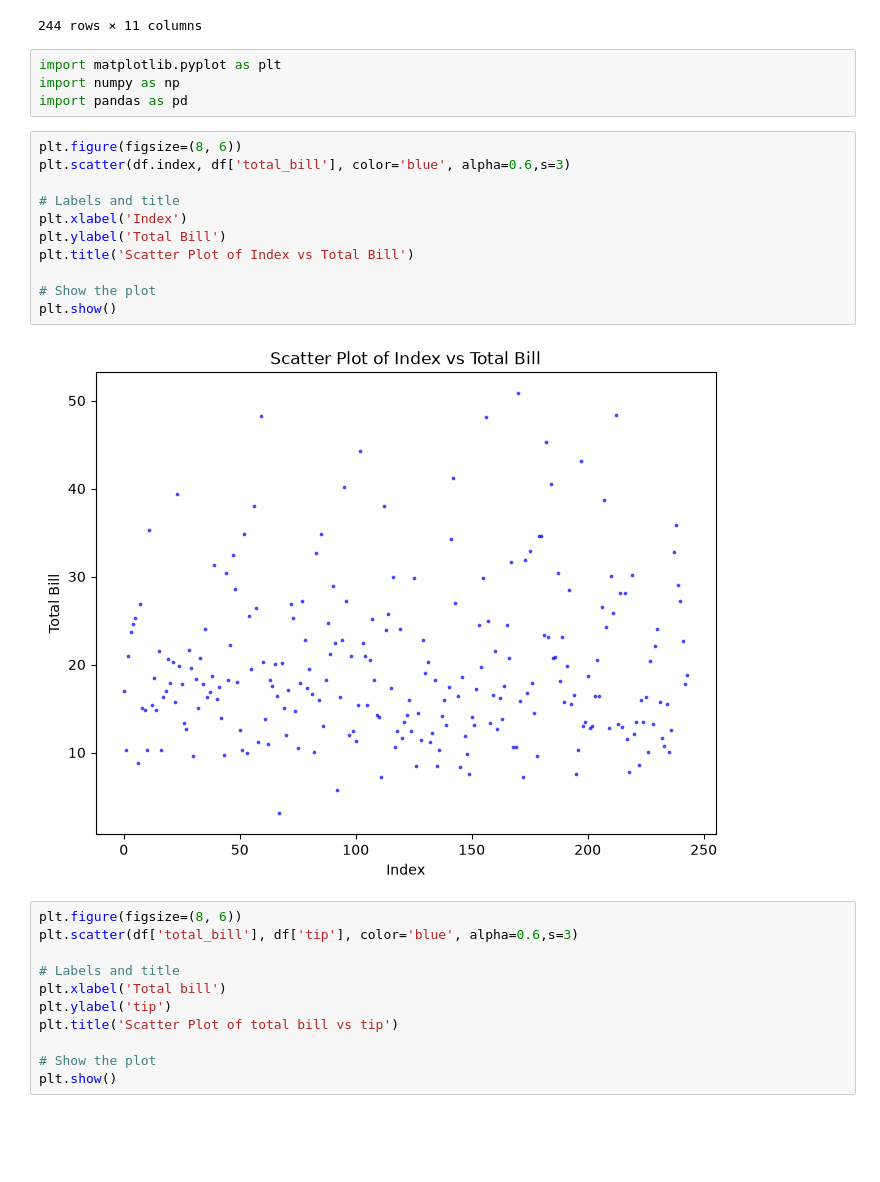
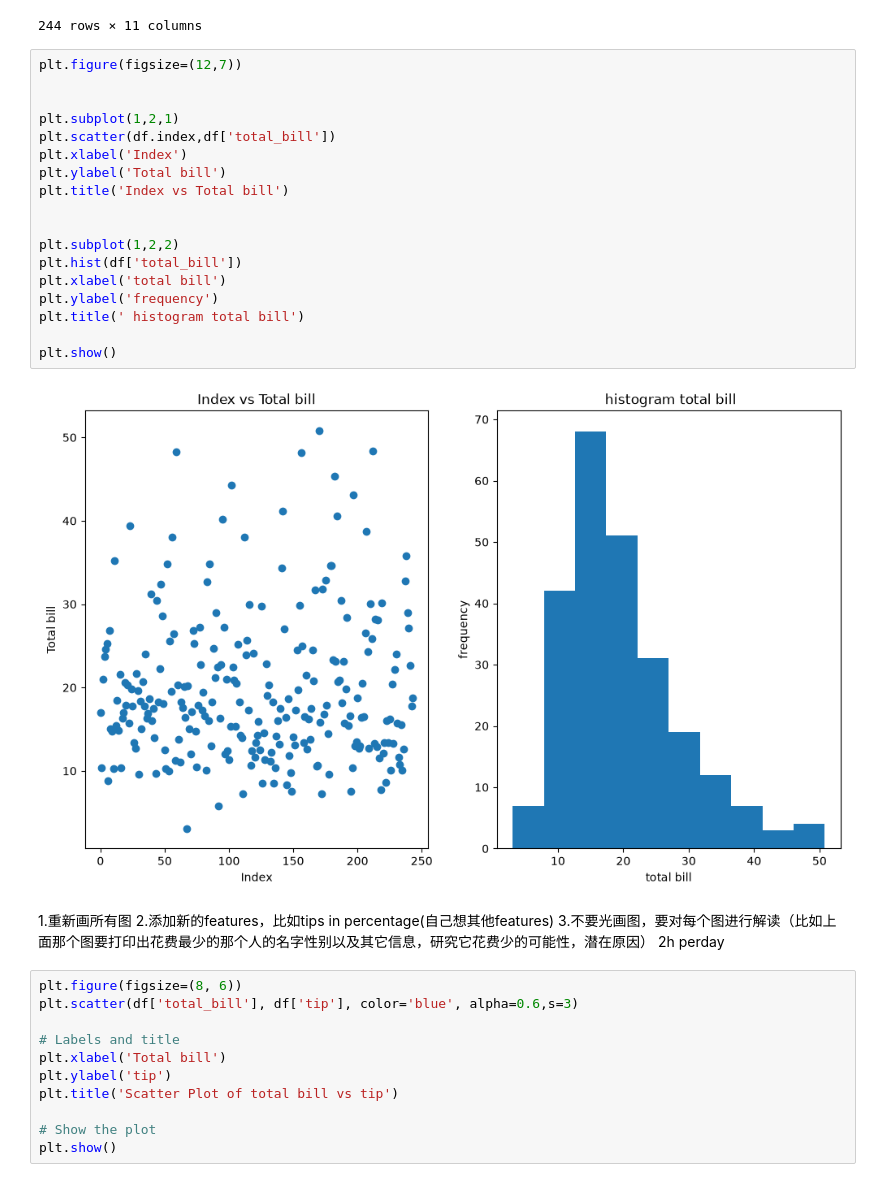
Before and after one commit to wendyzhang888/python-study-note, a Jupyter notebook: 07_homework.ipynb, the cells around one changed output. Drawn from its saved outputs; the diff is of its cells as text; blank space fills up the shorter version.

```diff
--- a/07_homework.ipynb
+++ b/07_homework.ipynb
@@ -21,23 +22,31 @@ df
 | 242 | 17.82 | 1.75 | Male | No | Sat | Dinner | 2 | 8.91 | Dennis Dixon | ... |
 | 243 | 18.78 | 3.00 | Female | No | Thur | Dinner | 2 | 9.39 | Michelle Hardin | ... |
 244 rows × 11 columns
-# %%
-import matplotlib.pyplot as plt
-import numpy as np
-import pandas as pd
-# %%
-plt.figure(figsize=(8, 6))
-plt.scatter(df.index, df['total_bill'], color='blue', alpha=0.6,s=3)
-
-# Labels and title
-plt.xlabel('Index')
-plt.ylabel('Total Bill')
-plt.title('Scatter Plot of Index vs Total Bill')
-
-# Show the plot
-plt.show()
-# %% [output]
-[figure, removed]
+# %%
+plt.figure(figsize=(12,7))
+
+
+plt.subplot(1,2,1)
+plt.scatter(df.index,df['total_bill'])
+plt.xlabel('Index')
+plt.ylabel('Total bill')
+plt.title('Index vs Total bill')
+
+
+plt.subplot(1,2,2)
+plt.hist(df['total_bill'])
+plt.xlabel('total bill')
+plt.ylabel('frequency')
+plt.title(' histogram total bill')
+
+plt.show()
+# %% [output]
+[figure, added]
+# %% [markdown]
+1.重新画所有图
+2.添加新的features，比如tips in percentage(自己想其他features)
+3.不要光画图，要对每个图进行解读（比如上面那个图要打印出花费最少的那个人的名字性别以及其它信息，研究它花费少的可能性，潜在原因）
+2h perday
 # %%
 plt.figure(figsize=(8, 6))
 plt.scatter(df['total_bill'], df['tip'], color='blue', alpha=0.6,s=3)
```
Also changed, not shown: parts of 1 cell of this notebook.
